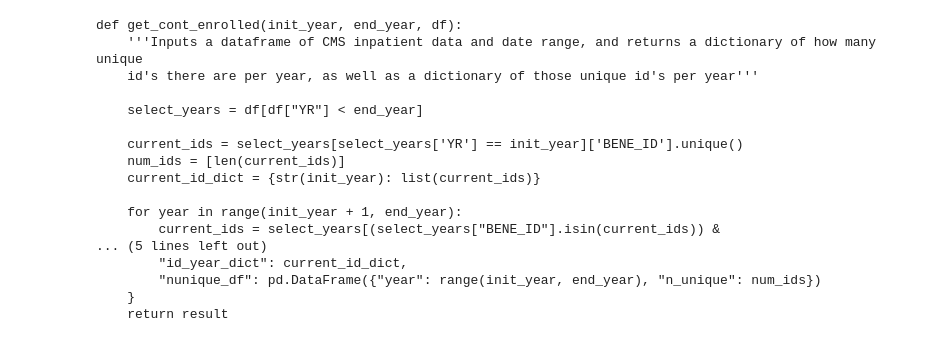
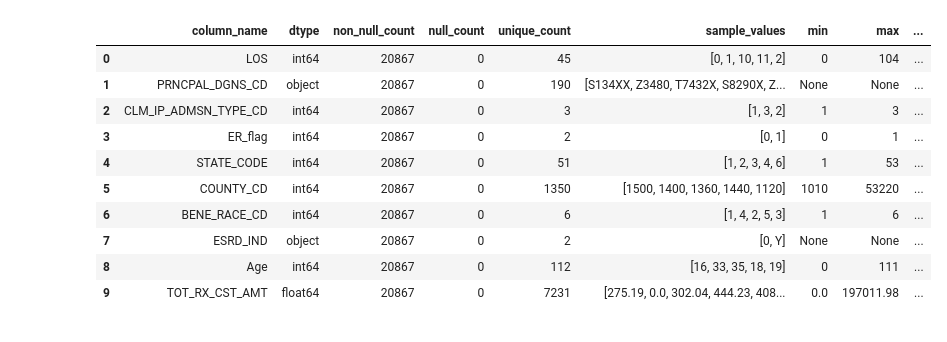
Before and after one commit to lwilsen/HealthCareAnalysis, a Jupyter notebook: luke_code/modelling/models.ipynb, the cells around one changed output. Saved outputs shown, nothing was run; the diff lists cells and outputs as text; code cells hidden in the pictures.

```diff
--- a/luke_code/modelling/models.ipynb
+++ b/luke_code/modelling/models.ipynb
@@ -28,26 +40,21 @@ from utils import describe_dataframe, get_cont_enrolled, train_eval, piped_train
 # %%
 main = pd.read_csv("../data/combo_data.csv")
 # %%
-select_cols = ["LOS" , "PRNCPAL_DGNS_CD", "CLM_IP_ADMSN_TYPE_CD", "ER_flag", "STATE_CODE", "COUNTY_CD", "BENE_RACE_CD", "ESRD_IND","AGE", "TOT_RX_CST_AMT"]
+select_cols = ["LOS" , "PRNCPAL_DGNS_CD", "CLM_IP_ADMSN_TYPE_CD", "ER_flag", "STATE_CODE", "COUNTY_CD", "BENE_RACE_CD", "ESRD_IND","Age", "TOT_RX_CST_AMT"]
-# %%
-
-
-print(inspect.getsource(get_cont_enrolled))
-# %% [output]
-def get_cont_enrolled(init_year, end_year, df):
-    '''Inputs a dataframe of CMS inpatient data and date range, and returns a dictionary of how many unique
-    id's there are per year, as well as a dictionary of those unique id's per year'''
-
-    select_years = df[df["YR"] < end_year]
-
-    current_ids = select_years[select_years['YR'] == init_year]['BENE_ID'].unique()
-    num_ids = [len(current_ids)]
-    current_id_dict = {str(init_year): list(current_ids)}
-
-    for year in range(init_year + 1, end_year):
-        current_ids = select_years[(select_years["BENE_ID"].isin(current_ids)) &
-... (5 lines left out)
-        "id_year_dict": current_id_dict,
-        "nunique_df": pd.DataFrame({"year": range(init_year, end_year), "n_unique": num_ids})
-    }
-    return result
+# %%
+main.columns
+workingdf = main[select_cols]
+
+describe_dataframe(workingdf)
+# %% [output]
+|  | column_name | dtype | non_null_count | null_count | unique_count | sample_values | min | max | ... |
+| 0 | LOS | int64 | 20867 | 0 | 45 | [0, 1, 10, 11, 2] | 0 | 104 | ... |
+| 1 | PRNCPAL_DGNS_CD | object | 20867 | 0 | 190 | [S134XX, Z3480, T7432X, S8290X, Z... | None | None | ... |
+| 2 | CLM_IP_ADMSN_TYPE_CD | int64 | 20867 | 0 | 3 | [1, 3, 2] | 1 | 3 | ... |
+| 3 | ER_flag | int64 | 20867 | 0 | 2 | [0, 1] | 0 | 1 | ... |
+| 4 | STATE_CODE | int64 | 20867 | 0 | 51 | [1, 2, 3, 4, 6] | 1 | 53 | ... |
+| 5 | COUNTY_CD | int64 | 20867 | 0 | 1350 | [1500, 1400, 1360, 1440, 1120] | 1010 | 53220 | ... |
+| 6 | BENE_RACE_CD | int64 | 20867 | 0 | 6 | [1, 4, 2, 5, 3] | 1 | 6 | ... |
+| 7 | ESRD_IND | object | 20867 | 0 | 2 | [0, Y] | None | None | ... |
+| 8 | Age | int64 | 20867 | 0 | 112 | [16, 33, 35, 18, 19] | 0 | 111 | ... |
+| 9 | TOT_RX_CST_AMT | float64 | 20867 | 0 | 7231 | [275.19, 0.0, 302.04, 444.23, 408... | 0.0 | 197011.98 | ... |
```
Also changed, not shown: parts of 8 cells of this notebook, 4 other files.
